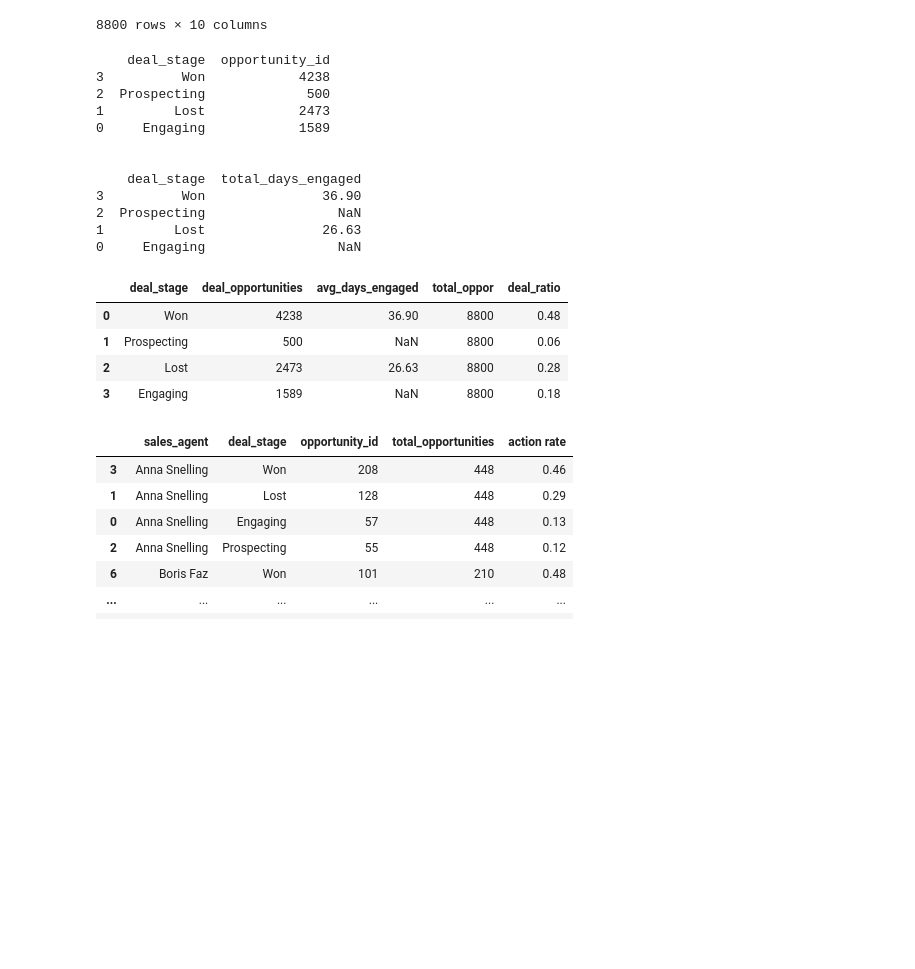
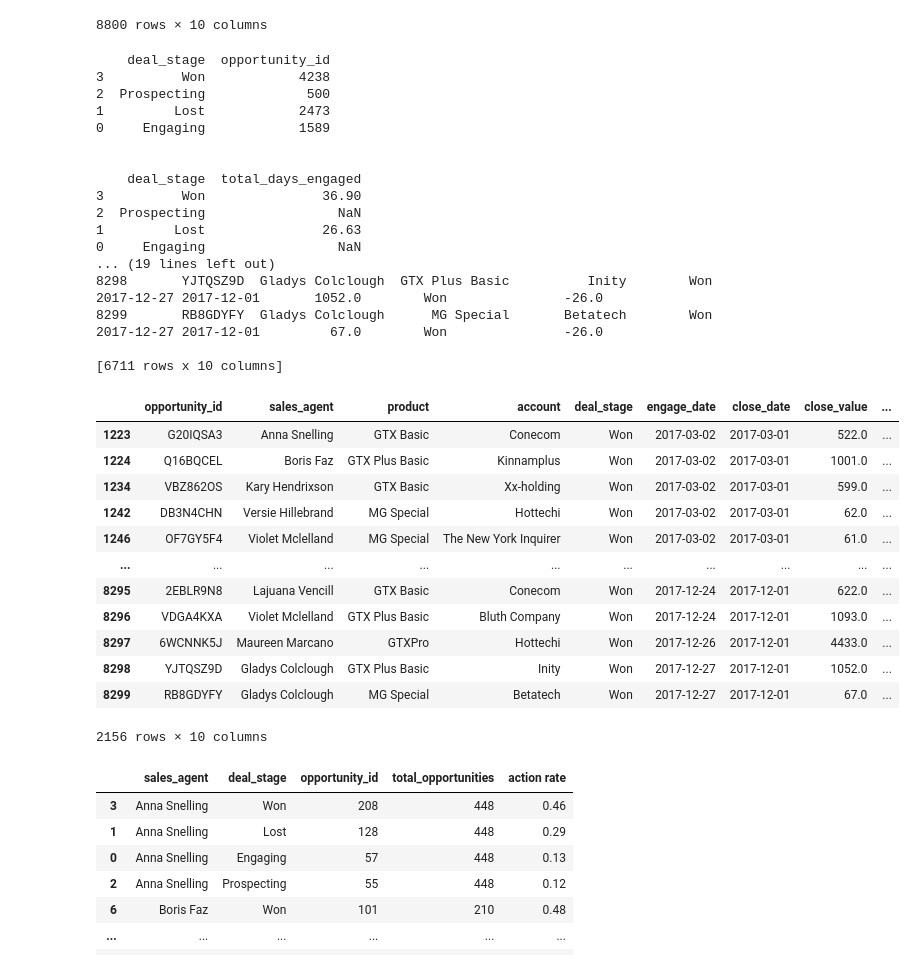
Before and after one commit to SuyogPatgave/Python_Codes-Projects, a Jupyter notebook: CRM_Project.ipynb, the cells around one changed output. Drawn from its saved outputs; the diff is of its cells as text; code cells hidden in the pictures; blank space fills up the shorter version.

```diff
--- a/CRM_Project.ipynb
+++ b/CRM_Project.ipynb
@@ -1190,39 +1190,59 @@ sales_pipe
 # %%
 # Classify the total number of opportunities by deal stages, average days involved, and % ratios of the deals
 
 resulta = sales_pipe.groupby('deal_stage')['opportunity_id'].count().reset_index()
 resulta = resulta.sort_values(by= 'deal_stage', ascending=False)
 print(f"{resulta}\n\n")
 resulta1 = sales_pipe.groupby('deal_stage')['total_days_engaged'].mean().round(2).reset_index()
 resulta1 = resulta1.sort_values(by= 'deal_stage', ascending=False)
 print(f"{resulta1}\n\n")
 
 resulta2 = pd.merge(resulta, resulta1, on ='deal_stage')
 resulta2['total_oppor'] = resulta2['opportunity_id'].sum()
 resulta2['deal_ratio'] = resulta2['opportunity_id']/resulta2['total_oppor']
 resulta2['deal_ratio'] = resulta2['deal_ratio'].round(2)
 resulta2
 
 resulta2 = resulta2.rename(columns={'opportunity_id':'deal_opportunities', 'total_days_engaged':'avg_days_engaged'})
-resulta2
+print(resulta2)
+
+# Total Days Engaged
+
+sales_pipe_won_lost_time = sales_pipe[sales_pipe['deal_stage'].isin(['Won','Lost'])]
+print(f"\n\n{sales_pipe_won_lost_time}")
+negative_durations = sales_pipe_won_lost_time[sales_pipe_won_lost_time['total_days_engaged'] < 0]
+negative_durations
 # %% [output]
     deal_stage  opportunity_id
 3          Won            4238
 2  Prospecting             500
 1         Lost            2473
 0     Engaging            1589
 
 
     deal_stage  total_days_engaged
 3          Won               36.90
 2  Prospecting                 NaN
 1         Lost               26.63
 0     Engaging                 NaN
+... (19 lines left out)
+8298       YJTQSZ9D  Gladys Colclough  GTX Plus Basic          Inity        Won  2017-12-27 2017-12-01       1052.0        Won               -26.0
+8299       RB8GDYFY  Gladys Colclough      MG Special       Betatech        Won  2017-12-27 2017-12-01         67.0        Won               -26.0
+
+[6711 rows x 10 columns]
-|  | deal_stage | deal_opportunities | avg_days_engaged | total_oppor | deal_ratio |
-| 0 | Won | 4238 | 36.90 | 8800 | 0.48 |
-| 1 | Prospecting | 500 | NaN | 8800 | 0.06 |
-| 2 | Lost | 2473 | 26.63 | 8800 | 0.28 |
-| 3 | Engaging | 1589 | NaN | 8800 | 0.18 |
+|  | opportunity_id | sales_agent | product | account | deal_stage | engage_date | close_date | close_value | ... |
+| 1223 | G20IQSA3 | Anna Snelling | GTX Basic | Conecom | Won | 2017-03-02 | 2017-03-01 | 522.0 | ... |
+| 1224 | Q16BQCEL | Boris Faz | GTX Plus Basic | Kinnamplus | Won | 2017-03-02 | 2017-03-01 | 1001.0 | ... |
+| 1234 | VBZ862OS | Kary Hendrixson | GTX Basic | Xx-holding | Won | 2017-03-02 | 2017-03-01 | 599.0 | ... |
+| 1242 | DB3N4CHN | Versie Hillebrand | MG Special | Hottechi | Won | 2017-03-02 | 2017-03-01 | 62.0 | ... |
+| 1246 | OF7GY5F4 | Violet Mclelland | MG Special | The New York Inquirer | Won | 2017-03-02 | 2017-03-01 | 61.0 | ... |
+| ... | ... | ... | ... | ... | ... | ... | ... | ... | ... |
+| 8295 | 2EBLR9N8 | Lajuana Vencill | GTX Basic | Conecom | Won | 2017-12-24 | 2017-12-01 | 622.0 | ... |
+| 8296 | VDGA4KXA | Violet Mclelland | GTX Plus Basic | Bluth Company | Won | 2017-12-24 | 2017-12-01 | 1093.0 | ... |
+| 8297 | 6WCNNK5J | Maureen Marcano | GTXPro | Hottechi | Won | 2017-12-26 | 2017-12-01 | 4433.0 | ... |
+| 8298 | YJTQSZ9D | Gladys Colclough | GTX Plus Basic | Inity | Won | 2017-12-27 | 2017-12-01 | 1052.0 | ... |
+| 8299 | RB8GDYFY | Gladys Colclough | MG Special | Betatech | Won | 2017-12-27 | 2017-12-01 | 67.0 | ... |
+2156 rows × 10 columns
 # %%
 # deal stages counts and action rate (%Won, %Lost, % Prospecting, %Engaging ) for each sales agent, and their success rate
 resultb1 = sales_pipe.groupby(['sales_agent', 'deal_stage'])['opportunity_id'].count().reset_index()
```
